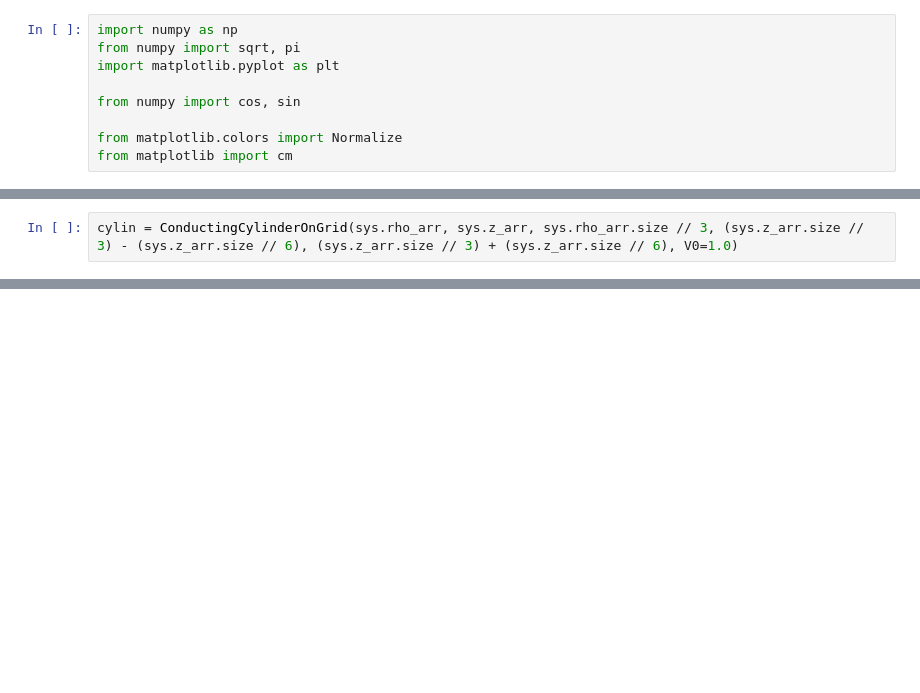
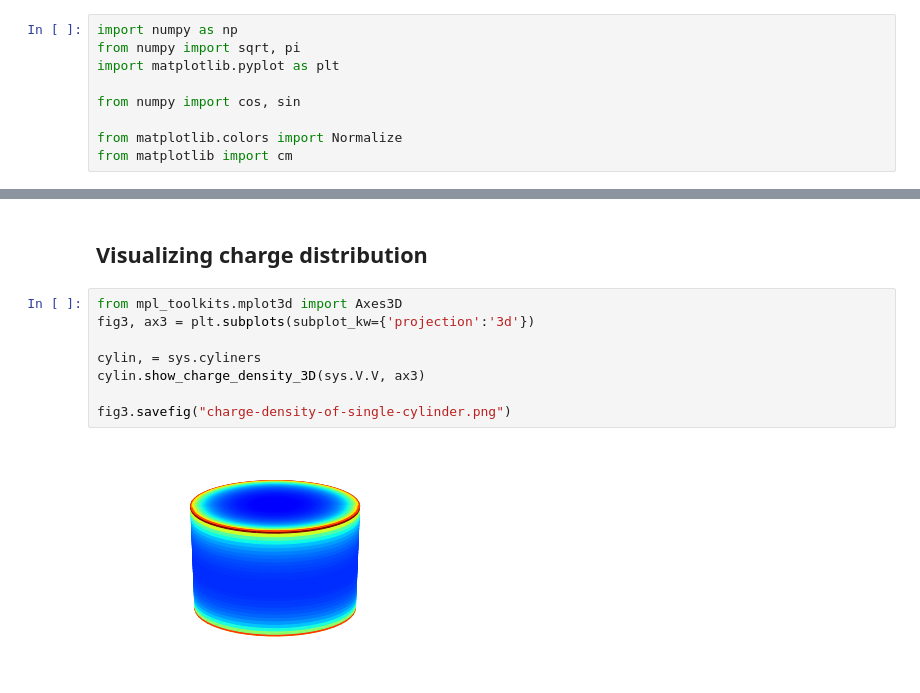
Before and after one commit to jam31118/2019-fall-em, a Jupyter notebook: laplace-cylindrical/single-cylinder/cylinder-on-grid.ipynb, the cells around one changed output, grey strips where cells are left out. Cells and saved outputs as stored; diff of their text form; blank space fills up the shorter version.

```diff
--- a/laplace-cylindrical/single-cylinder/cylinder-on-grid.ipynb
+++ b/laplace-cylindrical/single-cylinder/cylinder-on-grid.ipynb
@@ -200,2 +9,0 @@ cb = fig.colorbar(img, ax=ax)
-# %%
-cylin = ConductingCylinderOnGrid(sys.rho_arr, sys.z_arr, sys.rho_arr.size // 3, (sys.z_arr.size // 3) - (sys.z_arr.size // 6), (sys.z_arr.size // 3) + (sys.z_arr.size // 6), V0=1.0)
@@ -378,0 +419,12 @@ single-cylinder-V0=1.000-test-0.png
+# %% [markdown]
+## Visualizing charge distribution
+# %%
+from mpl_toolkits.mplot3d import Axes3D
+fig3, ax3 = plt.subplots(subplot_kw={'projection':'3d'})
+
+cylin, = sys.cyliners
+cylin.show_charge_density_3D(sys.V.V, ax3)
+
+fig3.savefig("charge-density-of-single-cylinder.png")
+# %% [output]
+[figure, added]
```
Also changed, not shown: parts of 57 cells of this notebook.
